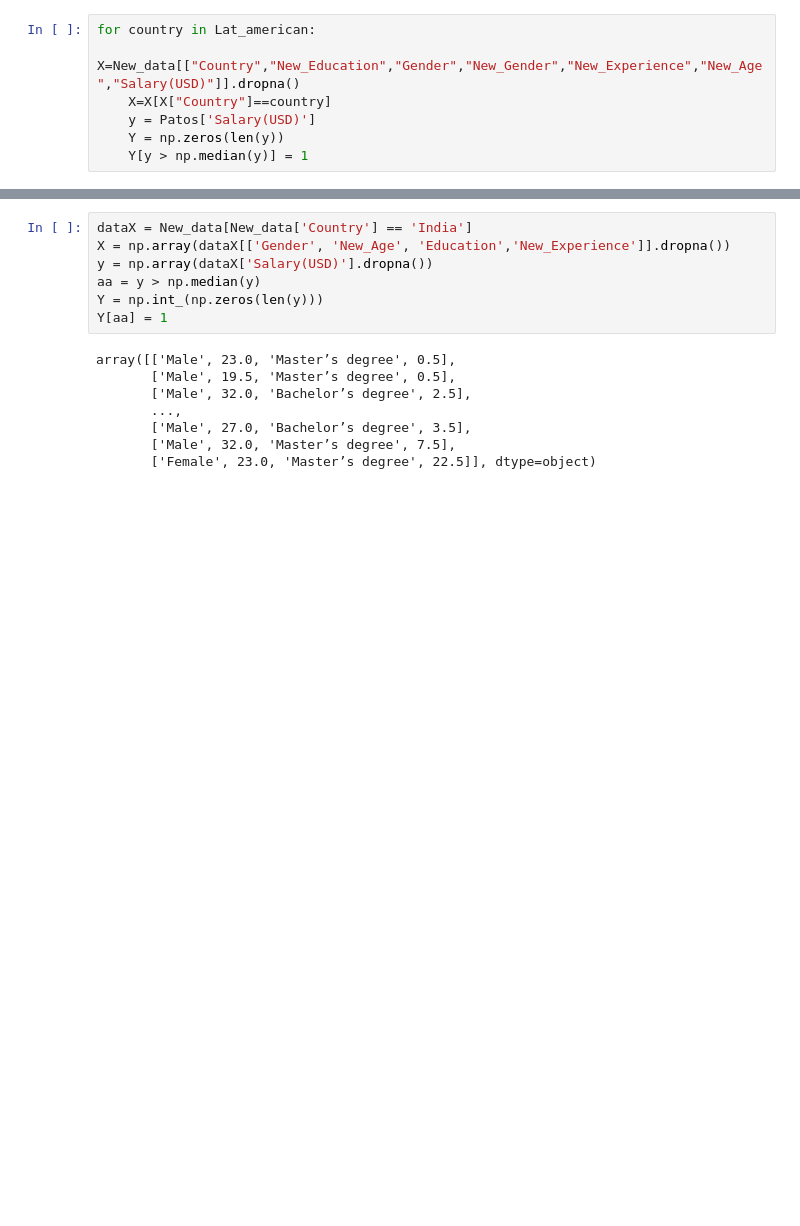
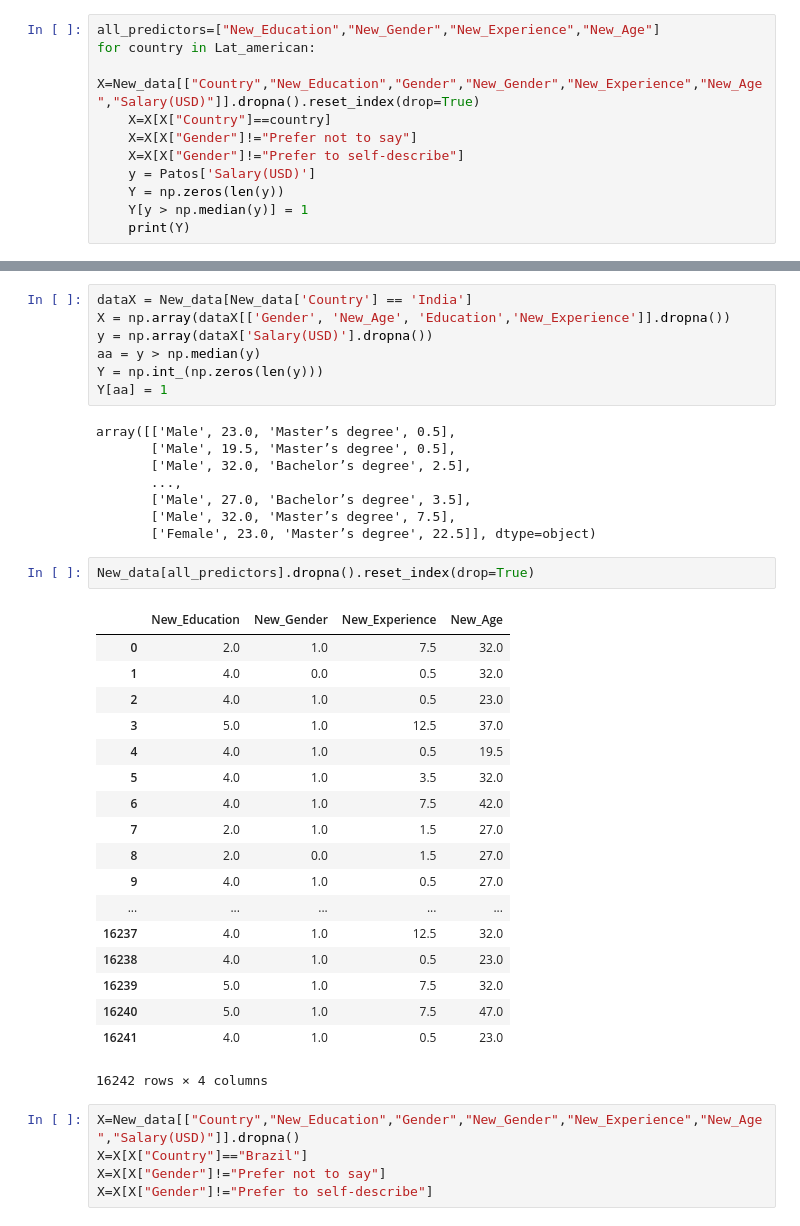
Before and after one commit to JoseMontanaC/JoseAlejandroMontana_Final, a Jupyter notebook: JoseAlejandroMontana_Final.ipynb, the cells around one changed output, grey strips where cells are left out. Cells and saved outputs as stored; diff of their text form; blank space fills up the shorter version.

```diff
--- a/JoseAlejandroMontana_Final.ipynb
+++ b/JoseAlejandroMontana_Final.ipynb
@@ -434,9 +434,13 @@ def find_best_predictors(X, Y, all_predictors, f_method,Yes,No):
                 # print('\t\t UPDATED BEST RESULTS: {}'.format(best)) #We comment this printing
     return best
 # %%
+all_predictors=["New_Education","New_Gender","New_Experience","New_Age"]
 for country in Lat_american:
-    X=New_data[["Country","New_Education","Gender","New_Gender","New_Experience","New_Age","Salary(USD)"]].dropna()
+    X=New_data[["Country","New_Education","Gender","New_Gender","New_Experience","New_Age","Salary(USD)"]].dropna().reset_index(drop=True)
     X=X[X["Country"]==country]
+    X=X[X["Gender"]!="Prefer not to say"]
+    X=X[X["Gender"]!="Prefer to self-describe"]
     y = Patos['Salary(USD)']
     Y = np.zeros(len(y))
     Y[y > np.median(y)] = 1
+    print(Y)
@@ -455,3 +472,29 @@ array([['Male', 23.0, 'Master’s degree', 0.5],
        ['Male', 27.0, 'Bachelor’s degree', 3.5],
        ['Male', 32.0, 'Master’s degree', 7.5],
        ['Female', 23.0, 'Master’s degree', 22.5]], dtype=object)
+# %%
+New_data[all_predictors].dropna().reset_index(drop=True)
+# %% [output]
+|  | New_Education | New_Gender | New_Experience | New_Age |
+| 0 | 2.0 | 1.0 | 7.5 | 32.0 |
+| 1 | 4.0 | 0.0 | 0.5 | 32.0 |
+| 2 | 4.0 | 1.0 | 0.5 | 23.0 |
+| 3 | 5.0 | 1.0 | 12.5 | 37.0 |
+| 4 | 4.0 | 1.0 | 0.5 | 19.5 |
+| 5 | 4.0 | 1.0 | 3.5 | 32.0 |
+| 6 | 4.0 | 1.0 | 7.5 | 42.0 |
+| 7 | 2.0 | 1.0 | 1.5 | 27.0 |
+| 8 | 2.0 | 0.0 | 1.5 | 27.0 |
+| 9 | 4.0 | 1.0 | 0.5 | 27.0 |
+| ... | ... | ... | ... | ... |
+| 16237 | 4.0 | 1.0 | 12.5 | 32.0 |
+| 16238 | 4.0 | 1.0 | 0.5 | 23.0 |
+| 16239 | 5.0 | 1.0 | 7.5 | 32.0 |
+| 16240 | 5.0 | 1.0 | 7.5 | 47.0 |
+| 16241 | 4.0 | 1.0 | 0.5 | 23.0 |
+16242 rows × 4 columns
+# %%
+X=New_data[["Country","New_Education","Gender","New_Gender","New_Experience","New_Age","Salary(USD)"]].dropna()
+X=X[X["Country"]=="Brazil"]
+X=X[X["Gender"]!="Prefer not to say"]
+X=X[X["Gender"]!="Prefer to self-describe"]
```
Also changed, not shown: parts of 2 cells of this notebook.
